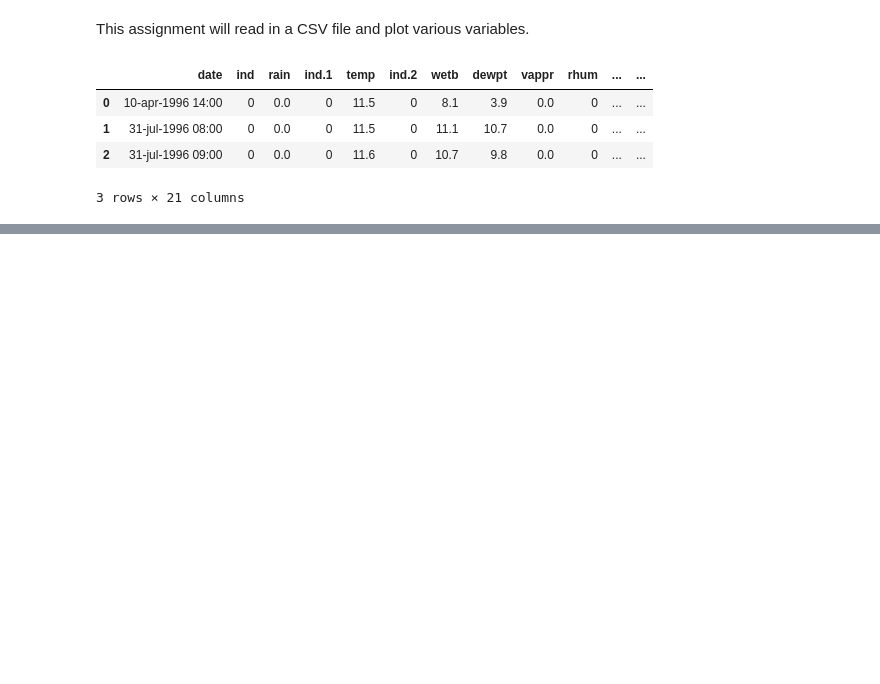
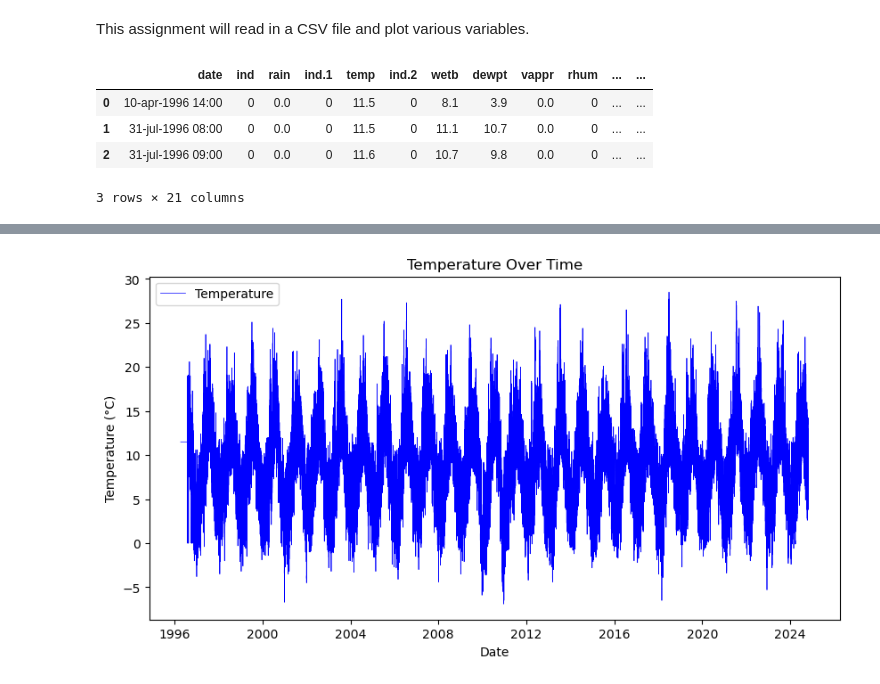
Before and after one commit to morgam7/PFDA-assignments, a Jupyter notebook: assignment_6_Weather.ipynb, the cells around one changed output, grey strips where cells are left out. Saved outputs shown, nothing was run; the diff lists cells and outputs as text; code cells hidden in the pictures; blank space fills up the shorter version.

```diff
--- a/assignment_6_Weather.ipynb
+++ b/assignment_6_Weather.ipynb
@@ -14,3 +14,5 @@ df.head(3)
 | 1 | 31-jul-1996 08:00 | 0 | 0.0 | 0 | 11.5 | 0 | 11.1 | 10.7 | 0.0 | 0 | ... | ... |
 | 2 | 31-jul-1996 09:00 | 0 | 0.0 | 0 | 11.6 | 0 | 10.7 | 9.8 | 0.0 | 0 | ... | ... |
 3 rows × 21 columns
+# %%
+df['date'] = pd.to_datetime(df['date'])
@@ -16,0 +52,11 @@ df.head(3)
+# %%
+# Plot the temperature
+plt.figure(figsize=(10, 5))
+plt.plot(df['date'], df['temp'], label='Temperature', color='blue', linewidth=0.5)
+plt.title('Temperature Over Time')
+plt.xlabel('Date')
+plt.ylabel('Temperature (°C)')
+plt.legend()
+plt.show()
+# %% [output]
+[figure, added]
```
Also changed, not shown: parts of 4 cells of this notebook.
